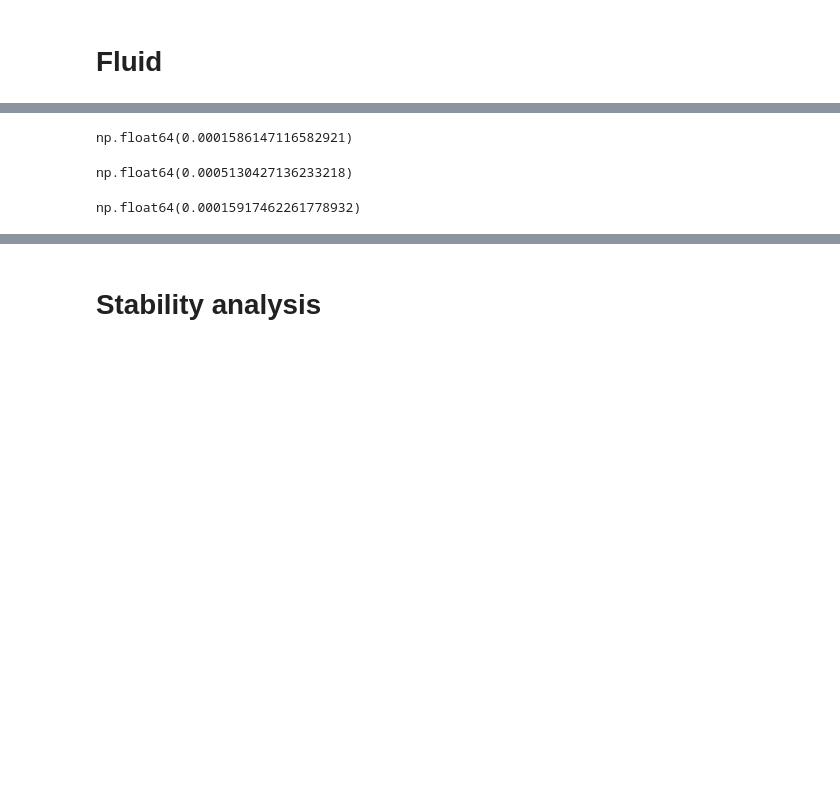
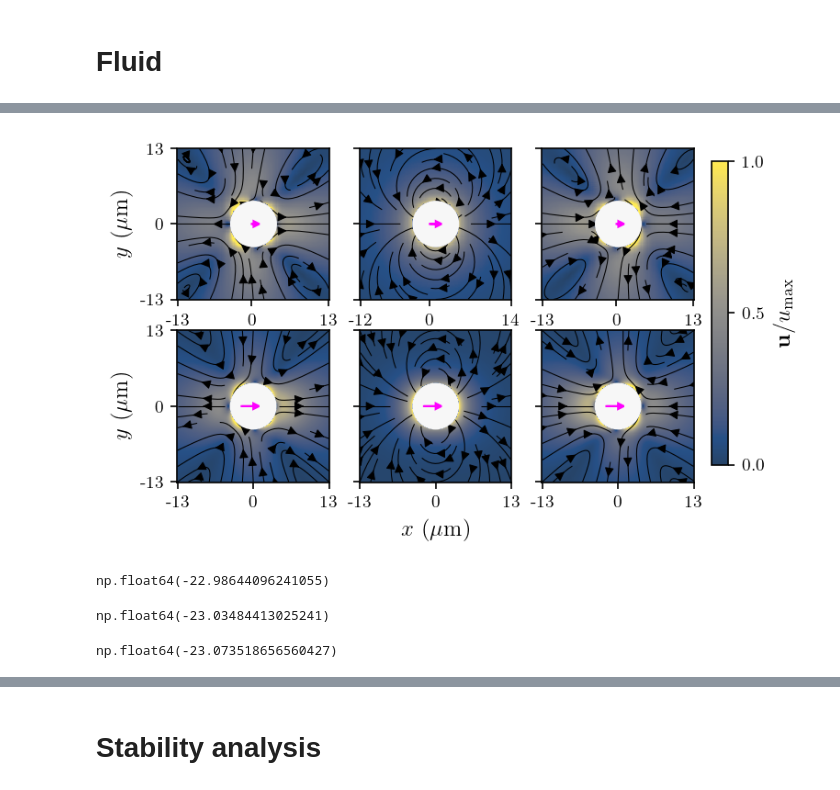
Before and after one commit to david16correa/LBM-benchmarks, a Jupyter notebook: 5 Squirmers/notebooks/main.ipynb, the cells around one changed output, grey strips where cells are left out. Cells and saved outputs as stored; diff of their text form; code cells hidden in the pictures; blank space fills up the shorter version.

```diff
--- a/5 Squirmers/notebooks/main.ipynb
+++ b/5 Squirmers/notebooks/main.ipynb
@@ -83,15 +95,55 @@ plt.show()
+# %%
+nsDir = '../data.lbm/analyticalResults/'
+nsPusher = pd.read_csv(nsDir + '0.csv').set_index(["id_x","id_y"]).sort_index()
+nsNeutral = pd.read_csv(nsDir + '1.csv').set_index(["id_x","id_y"]).sort_index()
+nsPuller = pd.read_csv(nsDir + '2.csv').set_index(["id_x","id_y"]).sort_index()
+fig, axes = aux.squirmersNSOverview(pusher, neutral, puller, nsPusher, nsNeutral, nsPuller, pusherParticleDf, neutralParticleDf, pullerParticleDf, lims)
+
+plt.savefig("figs/figure2.png", format="png", transparent=True, dpi=72, bbox_inches="tight")
+plt.savefig("figs/figure2hd.png", format="png", transparent=True, dpi=300, bbox_inches="tight")
+plt.show()
+# %% [output]
+[figure, added]
 # %%
-meanSquirmerSpeed = np.mean(np.sqrt(pusherParticleDf.velocity_x**2+pusherParticleDf.velocity_y**2))
-meanSquirmerSpeed
+deltaX = pusherParticleDf.position_x.values[-1] - pusherParticleDf.position_x.values[0]
+deltaY = pusherParticleDf.position_y.values[-1] - pusherParticleDf.position_y.values[0]
+deltaT = pusherParticleDf.time.values[-1] - pusherParticleDf.time.values[0]
+
+meanSpeed = np.sqrt((deltaX/deltaT)**2 + (deltaY/deltaT)**2)
+
+Bs = [3.099114022039876e-5, 0.0001000125888171962, 3.095684660447413e-5]
+B1 = Bs[0]
+expectedSpeed = 2/3 * B1
+
+(meanSpeed - expectedSpeed)/expectedSpeed * 100
+# finding: it swam a little slower (relative error ~ 23.2%)
 # %% [output]
-np.float64(0.0001586147116582921)
+np.float64(-22.98644096241055)
 # %%
-meanSquirmerSpeed = np.mean(np.sqrt(neutralParticleDf.velocity_x**2+neutralParticleDf.velocity_y**2))
-meanSquirmerSpeed
+deltaX = neutralParticleDf.position_x.values[-1] - neutralParticleDf.position_x.values[0]
+deltaY = neutralParticleDf.position_y.values[-1] - neutralParticleDf.position_y.values[0]
+deltaT = neutralParticleDf.time.values[-1] - neutralParticleDf.time.values[0]
+
+meanSpeed = np.sqrt((deltaX/deltaT)**2 + (deltaY/deltaT)**2)
+
+B1 = Bs[1]
+expectedSpeed = 2/3 * B1
+
+(meanSpeed - expectedSpeed)/expectedSpeed * 100
+# finding: it swam a little slower (relative error ~ 23.05%)
 # %% [output]
-np.float64(0.0005130427136233218)
+np.float64(-23.03484413025241)
 # %%
-meanSquirmerSpeed = np.mean(np.sqrt(pullerParticleDf.velocity_x**2+pullerParticleDf.velocity_y**2))
-meanSquirmerSpeed
+deltaX = pullerParticleDf.position_x.values[-1] - pullerParticleDf.position_x.values[0]
+deltaY = pullerParticleDf.position_y.values[-1] - pullerParticleDf.position_y.values[0]
+deltaT = pullerParticleDf.time.values[-1] - pullerParticleDf.time.values[0]
+
+meanSpeed = np.sqrt((deltaX/deltaT)**2 + (deltaY/deltaT)**2)
+
+B1 = Bs[2]
+expectedSpeed = 2/3 * B1
+
+(meanSpeed - expectedSpeed)/expectedSpeed * 100
+# finding: it swam a little slower (relative error ~ 22.9%)
 # %% [output]
-np.float64(0.00015917462261778932)
+np.float64(-23.073518656560427)
```
Also changed, not shown: parts of 14 cells of this notebook, 27 other files.
